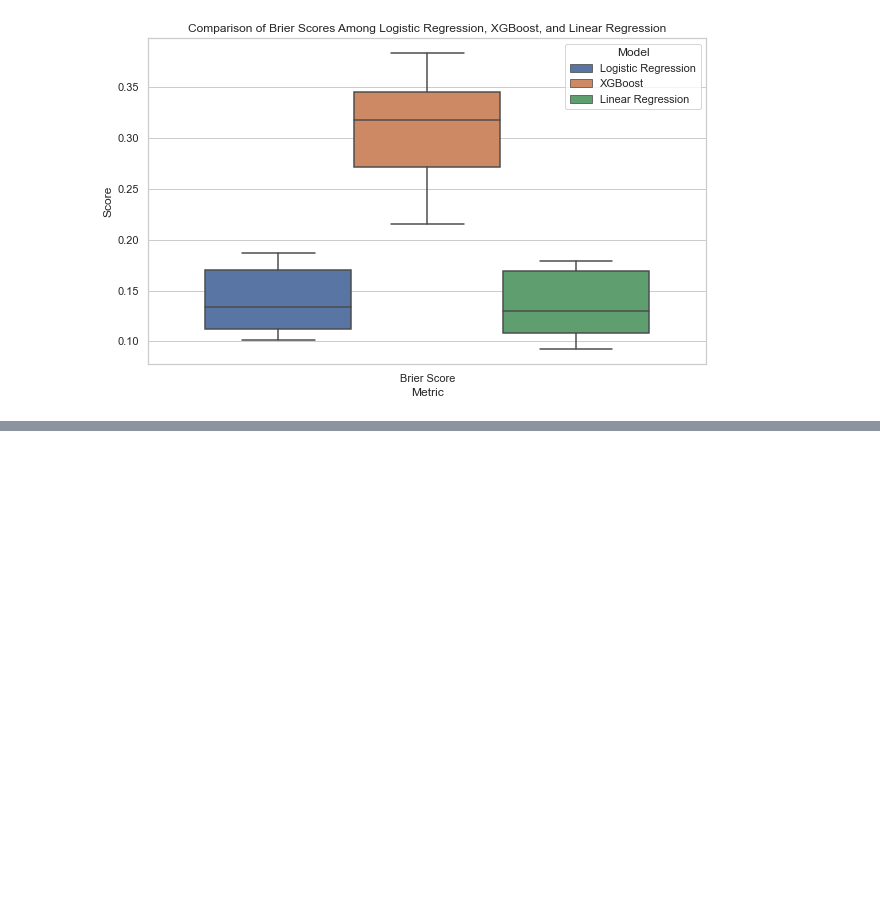
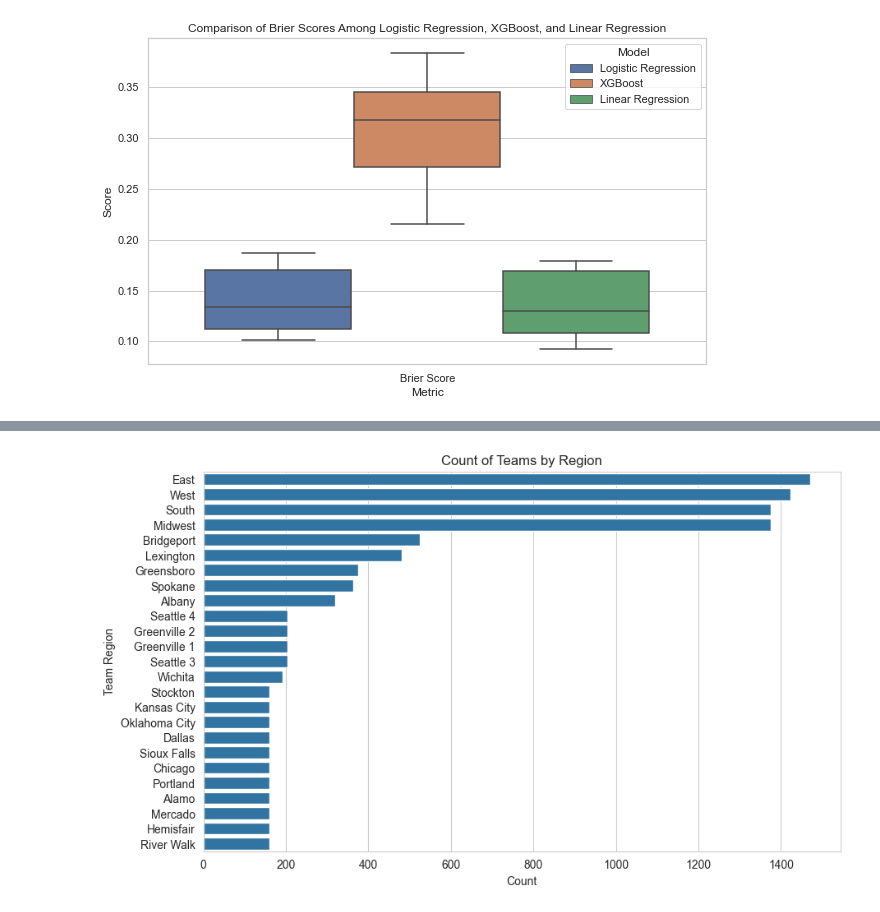
Before and after one commit to joshmccoy2/NCAA_March_Madness, a Jupyter notebook: NCAA.ipynb, the cells around one changed output, grey strips where cells are left out. Saved outputs shown, nothing was run; the diff lists cells and outputs as text; code cells hidden in the pictures; blank space fills up the shorter version.

```diff
--- a/NCAA.ipynb
+++ b/NCAA.ipynb
@@ -835,0 +847,9 @@ for item in rankings_data:
+# %%
+plt.figure(figsize=(10, 6))
+sns.countplot(y='team_region', data=combined_df, order = combined_df['team_region'].value_counts().index)
+plt.title('Count of Teams by Region')
+plt.xlabel('Count')
+plt.ylabel('Team Region')
+plt.show()
+# %% [output]
+[figure, added]
```
Also changed, not shown: parts of 18 cells of this notebook.
